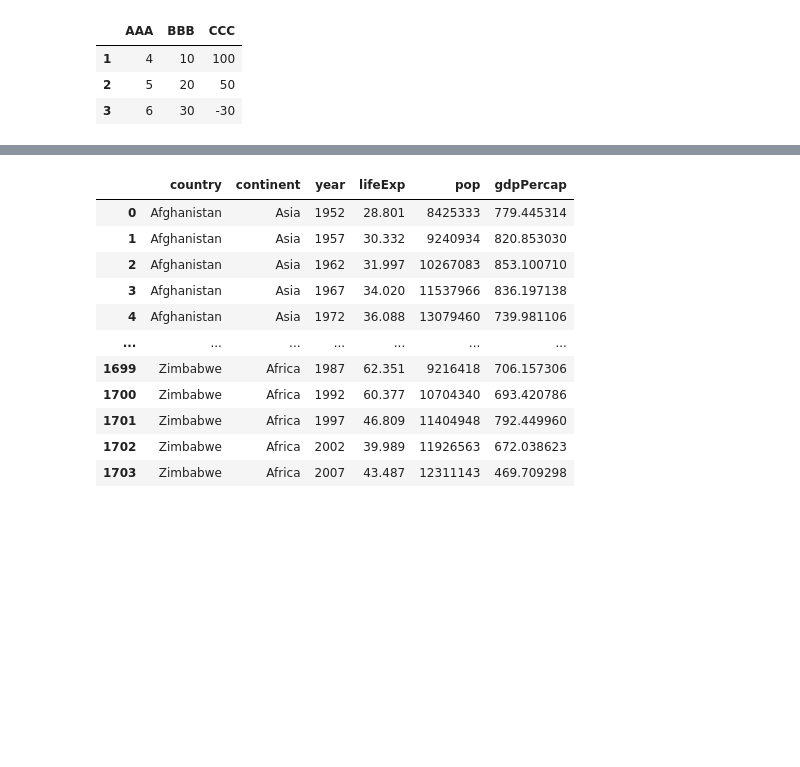
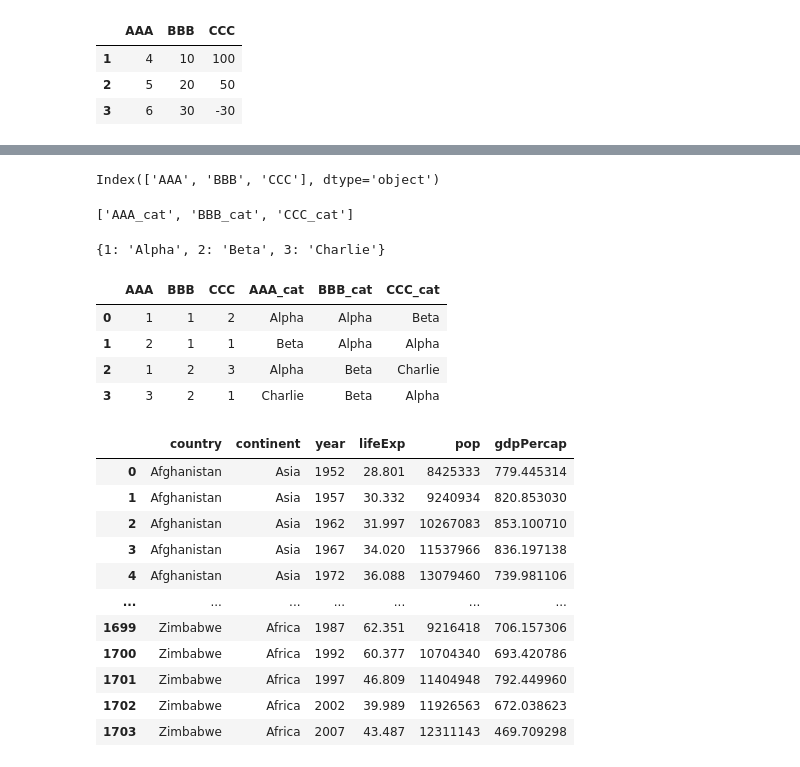
Before and after one commit to ChrisHSKim/python_for_everyone, a Jupyter notebook: notebooks/python with pandas.ipynb, the cells around one changed output, grey strips where cells are left out. Saved outputs shown, nothing was run; the diff lists cells and outputs as text; code cells hidden in the pictures; blank space fills up the shorter version.

Commit message:
new columns in pandas

```diff
--- a/notebooks/python with pandas.ipynb
+++ b/notebooks/python with pandas.ipynb
@@ -139,3 +153,31 @@ df2.loc[1:3]
+# %%
+source_cols = df.columns
+# %%
+source_cols
+# %% [output]
+Index(['AAA', 'BBB', 'CCC'], dtype='object')
+# %%
+new_cols = [str(x) + "_cat" for x in source_cols]
+# %%
+new_cols
+# %% [output]
+['AAA_cat', 'BBB_cat', 'CCC_cat']
+# %%
+categories = {1: 'Alpha', 2: 'Beta', 3: 'Charlie'}
+# %%
+categories
+# %% [output]
+{1: 'Alpha', 2: 'Beta', 3: 'Charlie'}
+# %%
+df[new_cols] = df[source_cols].applymap(categories.get)
+# %%
+df
+# %% [output]
+|  | AAA | BBB | CCC | AAA_cat | BBB_cat | CCC_cat |
+| 0 | 1 | 1 | 2 | Alpha | Alpha | Beta |
+| 1 | 2 | 1 | 1 | Beta | Alpha | Alpha |
+| 2 | 1 | 2 | 3 | Alpha | Beta | Charlie |
+| 3 | 3 | 2 | 1 | Charlie | Beta | Alpha |
 # %%
 pd.read_csv('../data/gapminder.tsv', sep='\t')
 # %% [output]
```
Also changed, not shown: parts of 3 cells of this notebook.
